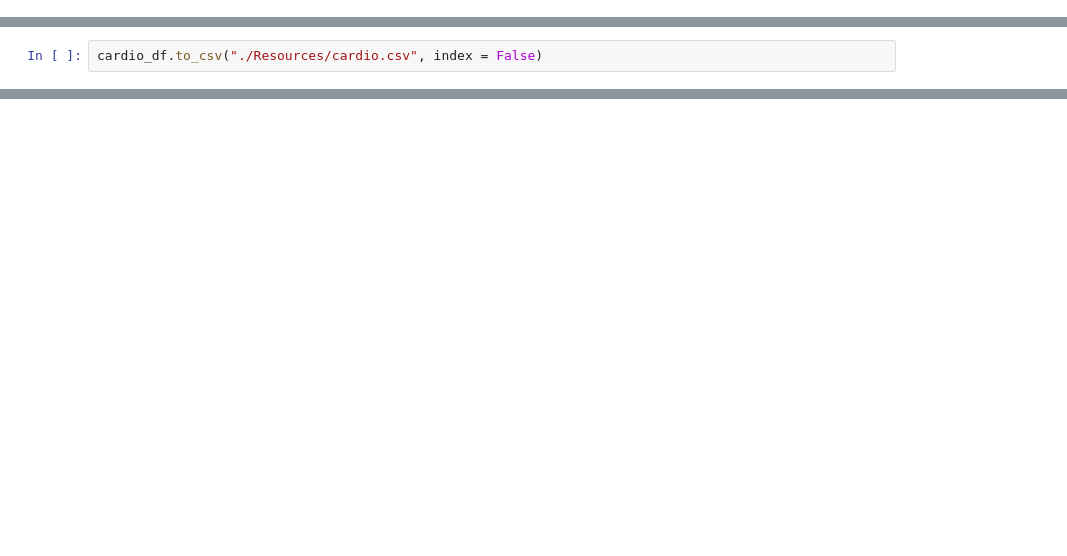
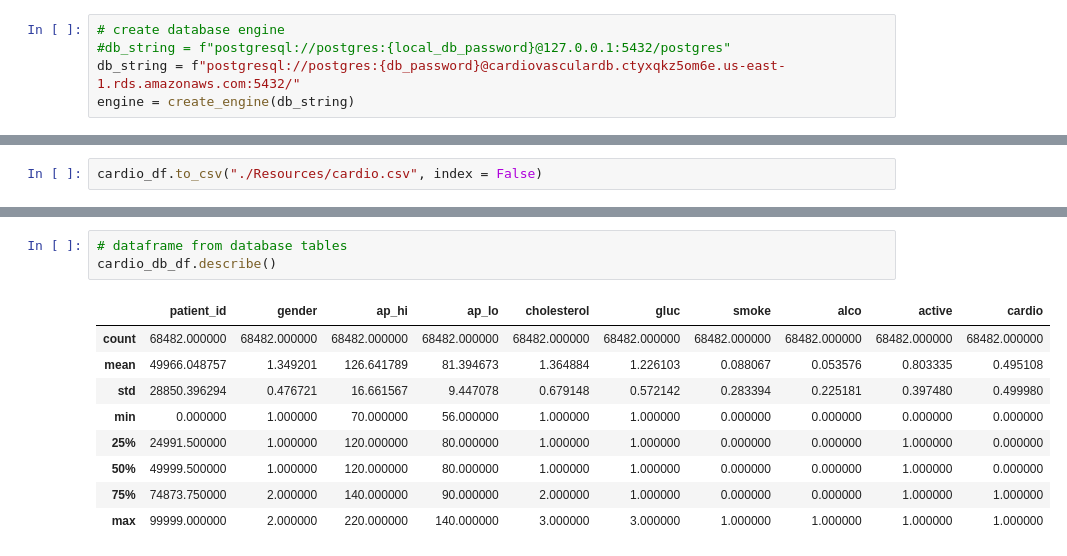
Before and after one commit to pasmi369/Heart_Analysis_Detection_Project, a Jupyter notebook: heartDetection_database.ipynb, the cells around one changed output, grey strips where cells are left out. Saved outputs shown, nothing was run; the diff lists cells and outputs as text; blank space fills up the shorter version.

```diff
--- a/heartDetection_database.ipynb
+++ b/heartDetection_database.ipynb
@@ -150,0 +233,5 @@ Length: 70000, dtype: int64
+# %%
+# create database engine
+#db_string = f"postgresql://postgres:{local_db_password}@127.0.0.1:5432/postgres"
+db_string = f"postgresql://postgres:{db_password}@cardiovasculardb.ctyxqkz5om6e.us-east-1.rds.amazonaws.com:5432/"
+engine = create_engine(db_string)
@@ -634,0 +825,13 @@ calculated_data.to_sql(name="calculated_data", con=engine, if_exists='replace')
+# %%
+# dataframe from database tables
+cardio_db_df.describe()
+# %% [output]
+|  | patient_id | gender | ap_hi | ap_lo | cholesterol | gluc | smoke | alco | active | cardio |
+| count | 68482.000000 | 68482.000000 | 68482.000000 | 68482.000000 | 68482.000000 | 68482.000000 | 68482.000000 | 68482.000000 | 68482.000000 | 68482.000000 |
+| mean | 49966.048757 | 1.349201 | 126.641789 | 81.394673 | 1.364884 | 1.226103 | 0.088067 | 0.053576 | 0.803335 | 0.495108 |
+| std | 28850.396294 | 0.476721 | 16.661567 | 9.447078 | 0.679148 | 0.572142 | 0.283394 | 0.225181 | 0.397480 | 0.499980 |
+| min | 0.000000 | 1.000000 | 70.000000 | 56.000000 | 1.000000 | 1.000000 | 0.000000 | 0.000000 | 0.000000 | 0.000000 |
+| 25% | 24991.500000 | 1.000000 | 120.000000 | 80.000000 | 1.000000 | 1.000000 | 0.000000 | 0.000000 | 1.000000 | 0.000000 |
+| 50% | 49999.500000 | 1.000000 | 120.000000 | 80.000000 | 1.000000 | 1.000000 | 0.000000 | 0.000000 | 1.000000 | 0.000000 |
+| 75% | 74873.750000 | 2.000000 | 140.000000 | 90.000000 | 2.000000 | 1.000000 | 0.000000 | 0.000000 | 1.000000 | 1.000000 |
+| max | 99999.000000 | 2.000000 | 220.000000 | 140.000000 | 3.000000 | 3.000000 | 1.000000 | 1.000000 | 1.000000 | 1.000000 |
```
Also changed, not shown: parts of 78 cells of this notebook, 1 other file.
